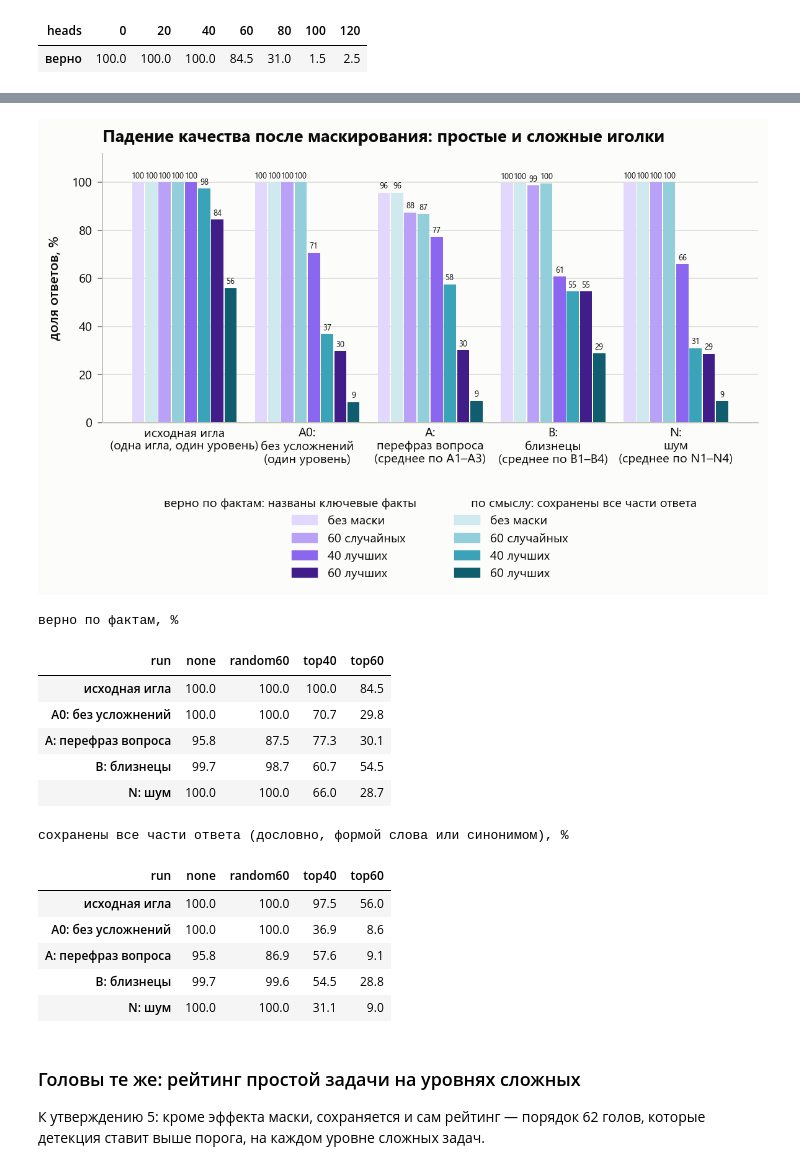
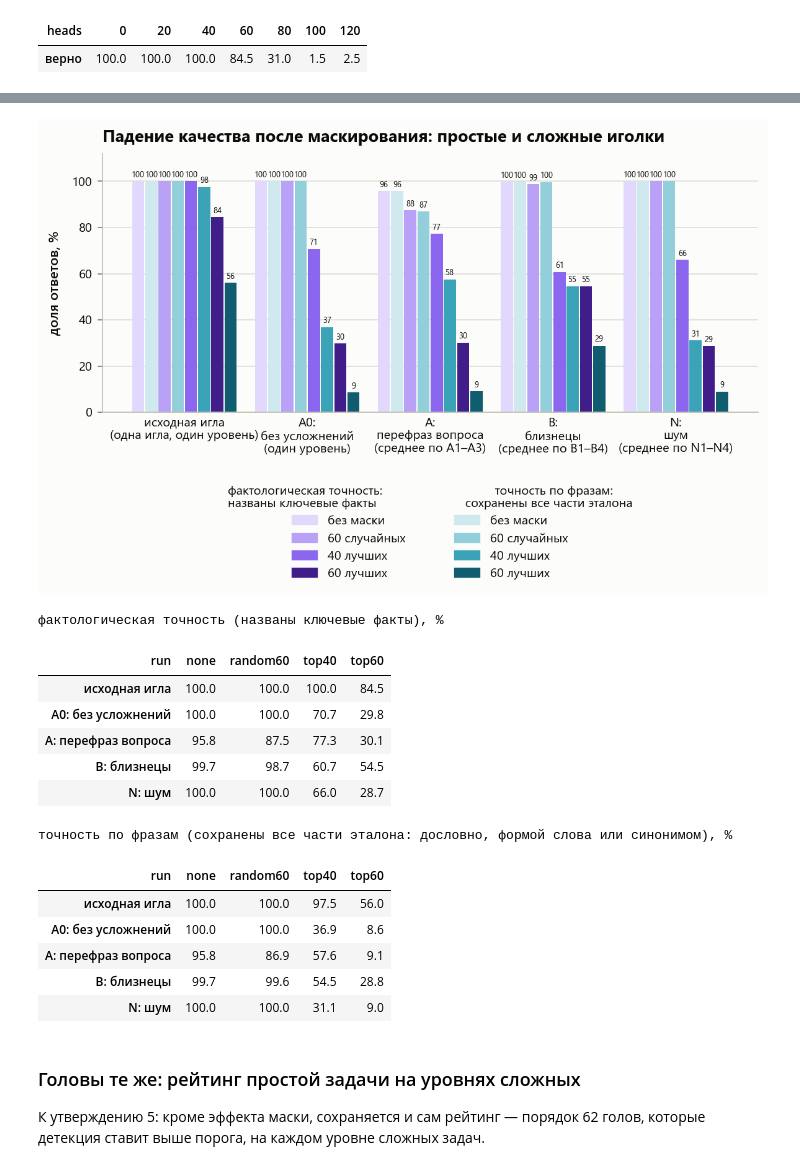
Before and after one commit to sekopylov/ai360-heads-in-the-haystack, a Jupyter notebook: vizual/summary.ipynb, the cells around one changed output, grey strips where cells are left out. Drawn from its saved outputs; the diff is of its cells as text; code cells hidden in the pictures.

```diff
--- a/vizual/summary.ipynb
+++ b/vizual/summary.ipynb
@@ -298,45 +353,45 @@ meaning = measure("whole")       # сохранён весь ответ по с
 
 # два набора столбиков на каждую маску: фиолетовый — факты, бирюзовый — смысл; оттенок — маска
 TEAL = {"none": "#cfe9ee", "random60": "#93cfdb", "top40": "#3aa3b8", "top60": "#0f5d6e"}
 FACTS = {"none": VIOLET[1], "random60": VIOLET[3], "top40": VIOLET[5], "top60": VIOLET[9]}
 fig, ax = figure(1, 1, 4.4)
 width = 0.86 / (2 * len(MASKS))
 for i, run in enumerate(MASKS):
     for j, (table, colors) in enumerate(((quality, FACTS), (meaning, TEAL))):
         xs = np.arange(len(table)) + (2 * i + j - (2 * len(MASKS) - 1) / 2) * width
         ax.bar(xs, table[run], width=width * 0.92, color=colors[run])
         for x, value in zip(xs, table[run]):
             ax.annotate(f"{value:.0f}", (x, value), xytext=(0, 1.5), textcoords="offset points", ha="center", va="bottom", fontsize=t.font - 3)
 AVERAGED = {"исходная игла": "одна игла, один уровень", "A0: без усложнений": "один уровень", "A: перефраз вопроса": "среднее по A1–A3",
             "B: близнецы": "среднее по B1–B4", "N: шум": "среднее по N1–N4"}
 ax.set_xticks(np.arange(len(quality)), [name.replace(": ", ":\n") + f"\n({AVERAGED[name]})" for name in quality.index])
 ax.tick_params(axis="x", length=0)
 ax.set_ylim(0, 112)
 plots.round_axis(ax, "y", 0, 100, 20)
 ax.set_ylabel("доля ответов, %")
 plots.titles(ax, "Падение качества после маскирования: простые и сложные иголки")
 
 from matplotlib.patches import Patch
 order_masks = list(MASKS)
 handles = [Patch(color=FACTS[run], label=MASKS[run]) for run in order_masks] + [Patch(color=TEAL[run], label=MASKS[run]) for run in order_masks]
 legend = ax.legend(handles=handles, loc="upper center", bbox_to_anchor=(0.5, -0.24), ncol=2, columnspacing=4,
-                   title="верно по фактам: названы ключевые факты                по смыслу: сохранены все части ответа")
+                   title="фактологическая точность:                                 точность по фразам:\nназваны ключевые факты                          сохранены все части эталона")
 show(fig, "5_masking")
 
-print("верно по фактам, %")
+print("фактологическая точность (названы ключевые факты), %")
 display(quality.round(1))
-print("сохранены все части ответа (дословно, формой слова или синонимом), %")
+print("точность по фразам (сохранены все части эталона: дословно, формой слова или синонимом), %")
 display(meaning.round(1))
 # %% [output]
-[figure, old version]
+[figure, new version]
-верно по фактам, %
+фактологическая точность (названы ключевые факты), %
 | run | none | random60 | top40 | top60 |
 | исходная игла | 100.0 | 100.0 | 100.0 | 84.5 |
 | A0: без усложнений | 100.0 | 100.0 | 70.7 | 29.8 |
 | A: перефраз вопроса | 95.8 | 87.5 | 77.3 | 30.1 |
 | B: близнецы | 99.7 | 98.7 | 60.7 | 54.5 |
 | N: шум | 100.0 | 100.0 | 66.0 | 28.7 |
-сохранены все части ответа (дословно, формой слова или синонимом), %
+точность по фразам (сохранены все части эталона: дословно, формой слова или синонимом), %
 | run | none | random60 | top40 | top60 |
 | исходная игла | 100.0 | 100.0 | 97.5 | 56.0 |
 | A0: без усложнений | 100.0 | 100.0 | 36.9 | 8.6 |
```
Also changed, not shown: parts of 4 cells of this notebook, 4 other files.
